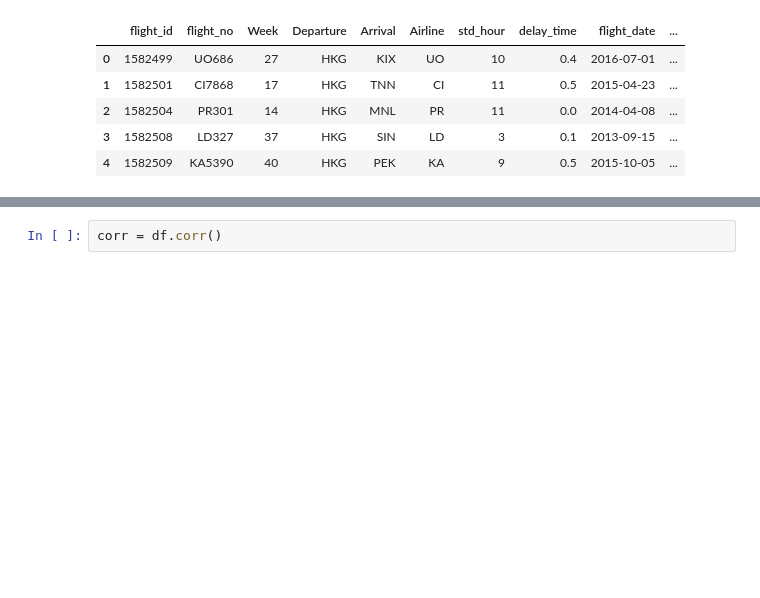
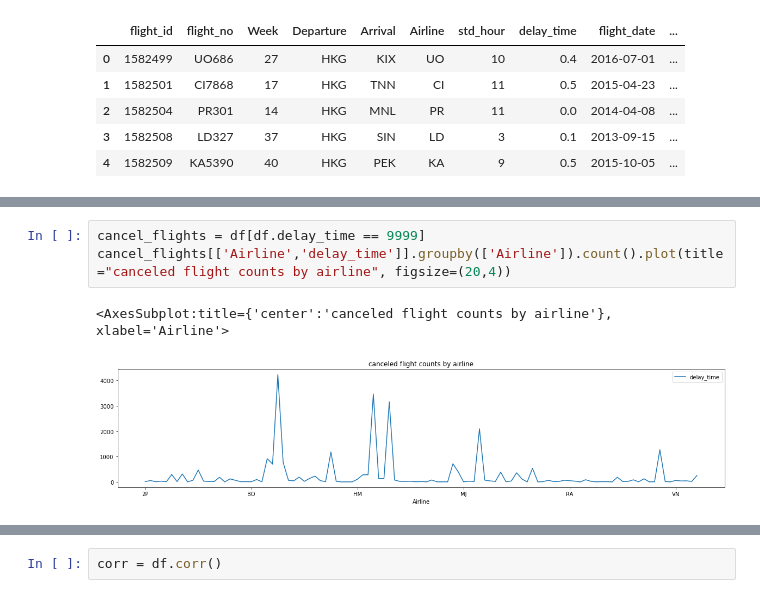
Before and after one commit to timsu27/flight_delays, a Jupyter notebook: flight_delays.ipynb, the cells around one changed output, grey strips where cells are left out. Cells and saved outputs as stored; diff of their text form; blank space fills up the shorter version.

```diff
--- a/flight_delays.ipynb
+++ b/flight_delays.ipynb
@@ -49,0 +50,6 @@ memory usage: 103.8+ MB
+# %%
+cancel_flights = df[df.delay_time == 9999]
+cancel_flights[['Airline','delay_time']].groupby(['Airline']).count().plot(title="canceled flight counts by airline", figsize=(20,4))
+# %% [output]
+<AxesSubplot:title={'center':'canceled flight counts by airline'}, xlabel='Airline'>
+[figure, added]
```
Also changed, not shown: parts of 12 cells of this notebook.
